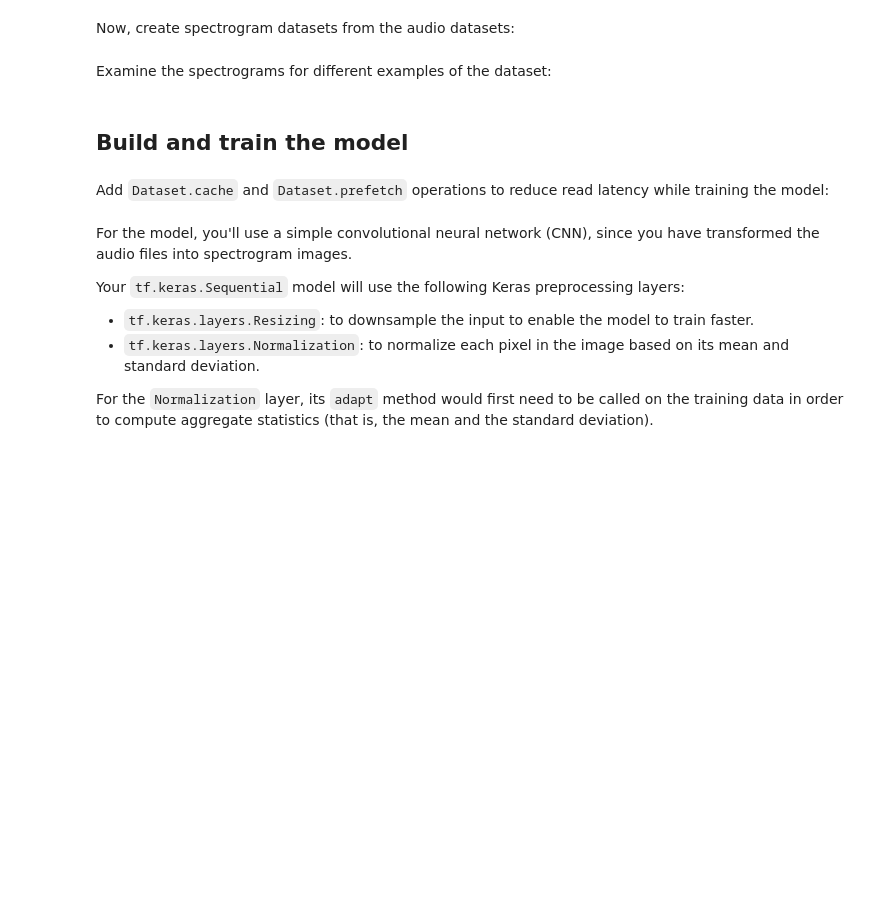
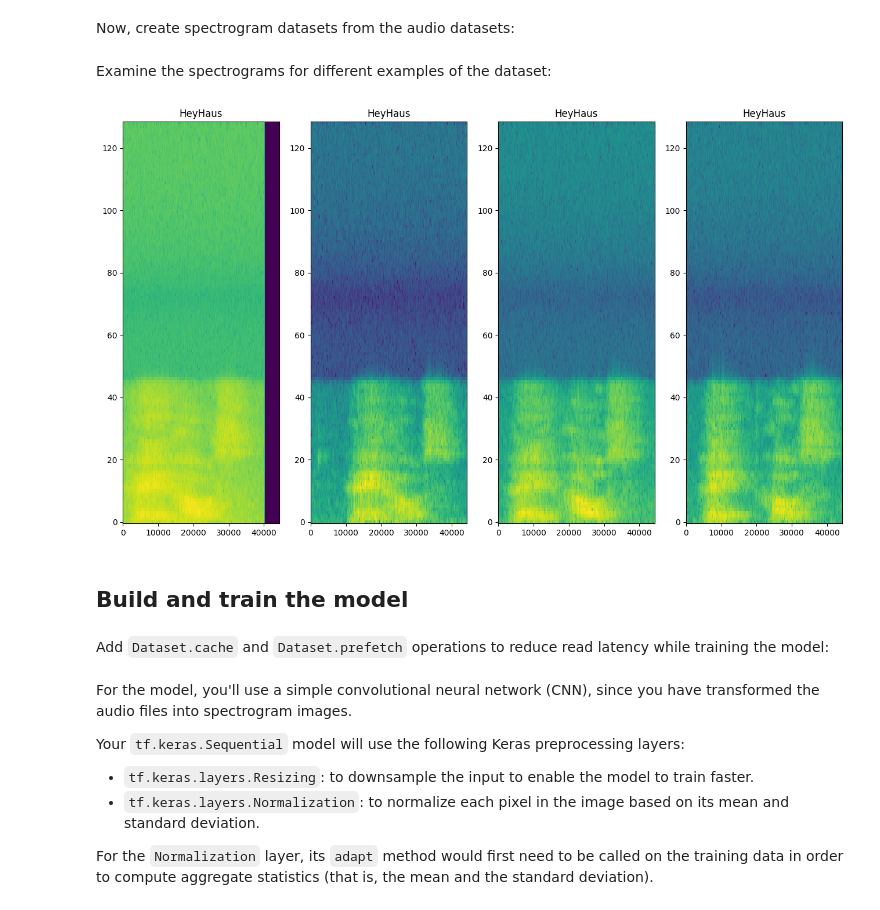
Before and after one commit to FordPrfkt/Keyword, a Jupyter notebook: site/en/tutorials/audio/simple_audio.ipynb, the cells around one changed output. Drawn from its saved outputs; the diff is of its cells as text; code cells hidden in the pictures; blank space fills up the shorter version.

```diff
--- a/site/en/tutorials/audio/simple_audio.ipynb
+++ b/site/en/tutorials/audio/simple_audio.ipynb
@@ -224,19 +252,21 @@ Examine the spectrograms for different examples of the dataset:
 for example_spectrograms, example_spect_labels in train_spectrogram_ds.take(1):
   break
 # %%
-rows = 3
-cols = 3
+rows = 1
+cols = 4
 n = rows*cols
 fig, axes = plt.subplots(rows, cols, figsize=(16, 9))
 
 for i in range(n):
     r = i // cols
     c = i % cols
-    ax = axes[r][c]
+    ax = axes[c]
     plot_spectrogram(example_spectrograms[i].numpy(), ax)
     ax.set_title(label_names[example_spect_labels[i].numpy()])
 
 plt.show()
+# %% [output]
+[figure, added]
 # %% [markdown]
 ## Build and train the model
 # %% [markdown]
```
Also changed, not shown: parts of 21 cells of this notebook.
